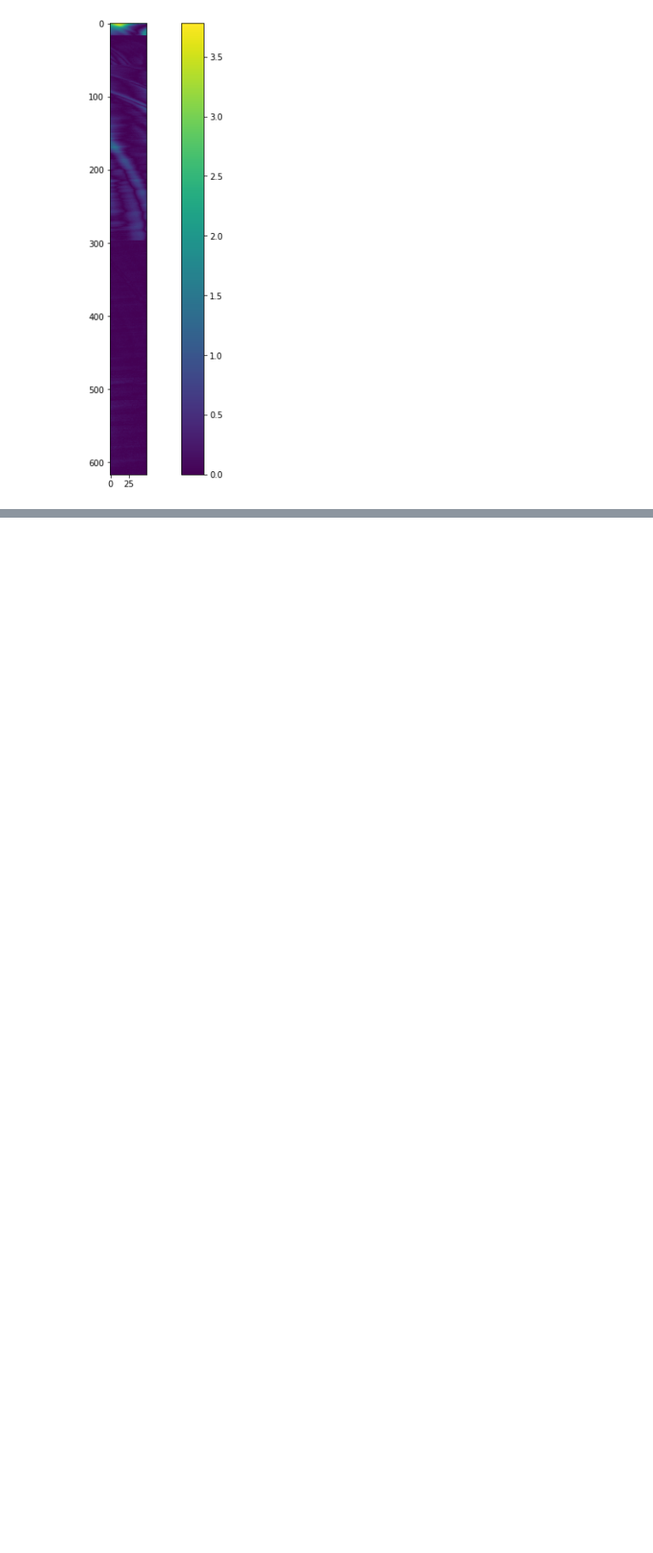
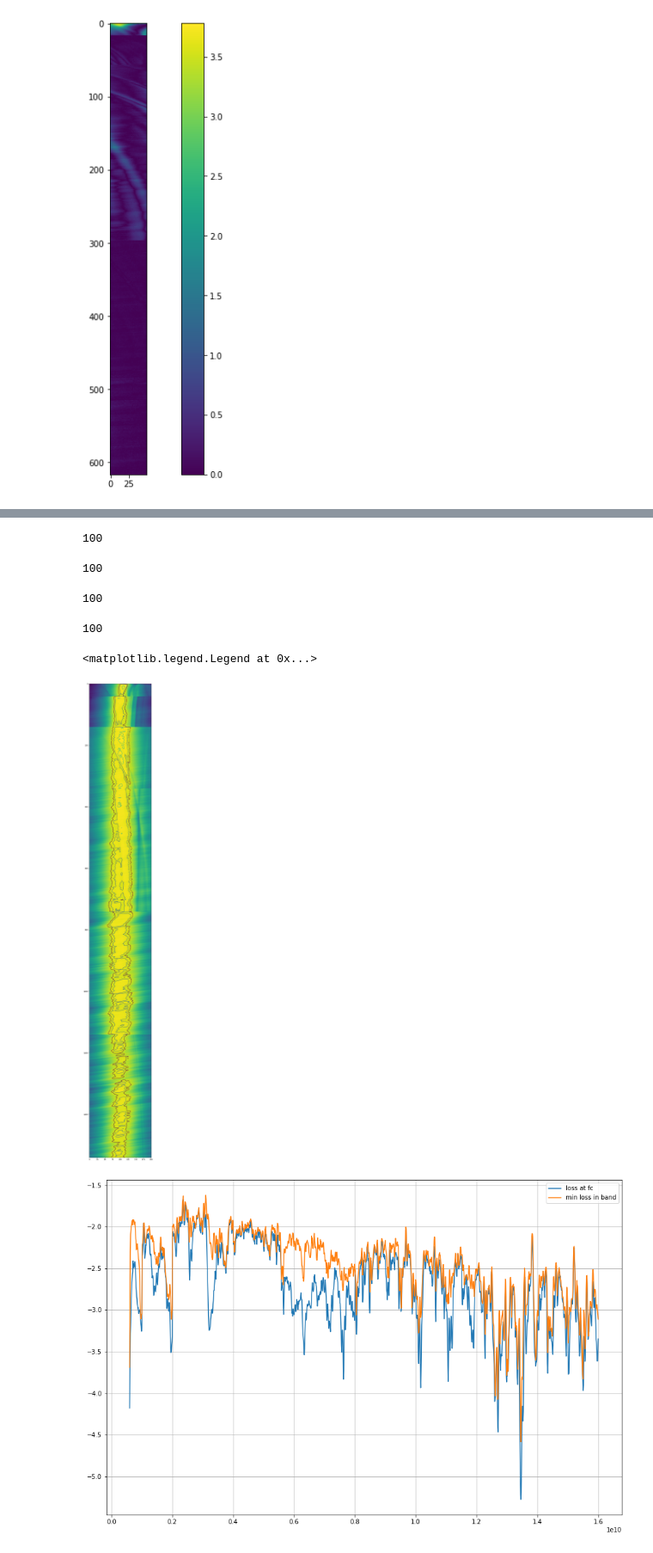
Before and after one commit to bjohan/yig_filter_bank_controller, a Jupyter notebook: py/filter_bank_test.ipynb, the cells around one changed output, grey strips where cells are left out. Shown at 86% size. Cells and saved outputs as stored; diff of their text form; code cells hidden in the pictures; blank space fills up the shorter version.

Commit message:
Sweept entire band in 10MHz increments

```diff
--- a/py/filter_bank_test.ipynb
+++ b/py/filter_bank_test.ipynb
@@ -142,0 +251,36 @@ plt.show()
+# %%
+fstart = 12010e6
+fstop = 13e9
+delta = 10e6
+num = int(1+(fstop-fstart)/delta)
+print(num)
+sectionSweep12, sectionSeepSpan12 = fsweep(np.linspace(fstart, fstop, num), 100e6)
+# %% [output]
+100
+# %%
+fstart = 13010e6
+fstop = 14e9
+delta = 10e6
+num = int(1+(fstop-fstart)/delta)
+print(num)
+sectionSweep13, sectionSeepSpan13 = fsweep(np.linspace(fstart, fstop, num), 100e6)
+# %% [output]
+100
+# %%
+fstart = 14010e6
+fstop = 15e9
+delta = 10e6
+num = int(1+(fstop-fstart)/delta)
+print(num)
+sectionSweep14, sectionSeepSpan14 = fsweep(np.linspace(fstart, fstop, num), 100e6)
+# %% [output]
+100
+# %%
+fstart = 15010e6
+fstop = 16e9
+delta = 10e6
+num = int(1+(fstop-fstart)/delta)
+print(num)
+sectionSweep15, sectionSeepSpan15 = fsweep(np.linspace(fstart, fstop, num), 100e6)
+# %% [output]
+100
@@ -142,0 +292,21 @@ plt.show()
+# %%
+ld = sio.loadmat('megasweep.mat')
+megaSweep =ld['sweep']
+megaSpan = ld['span']
+
+plt.rcParams['figure.figsize'] = [15, 50]
+plt.imshow(dB(megaSweep))
+plt.contour(dB(megaSweep), [-4, -3, -2, -1])
+plt.rcParams['figure.figsize'] = [15, 10]
+plt.figure()
+normLoss = dB(megaSweep[:,100])
+minLoss = np.max(dB(megaSweep), axis=1)
+fc = megaSpan[:,100]
+plt.plot(fc, normLoss, label='loss at fc')
+plt.plot(fc, minLoss, label = 'min loss in band')
+plt.grid(True)
+plt.legend()
+# %% [output]
+<matplotlib.legend.Legend at 0x...>
+[figure, added]
+[figure, added]
```
Also changed, not shown: parts of 13 cells of this notebook, 1 other file.
